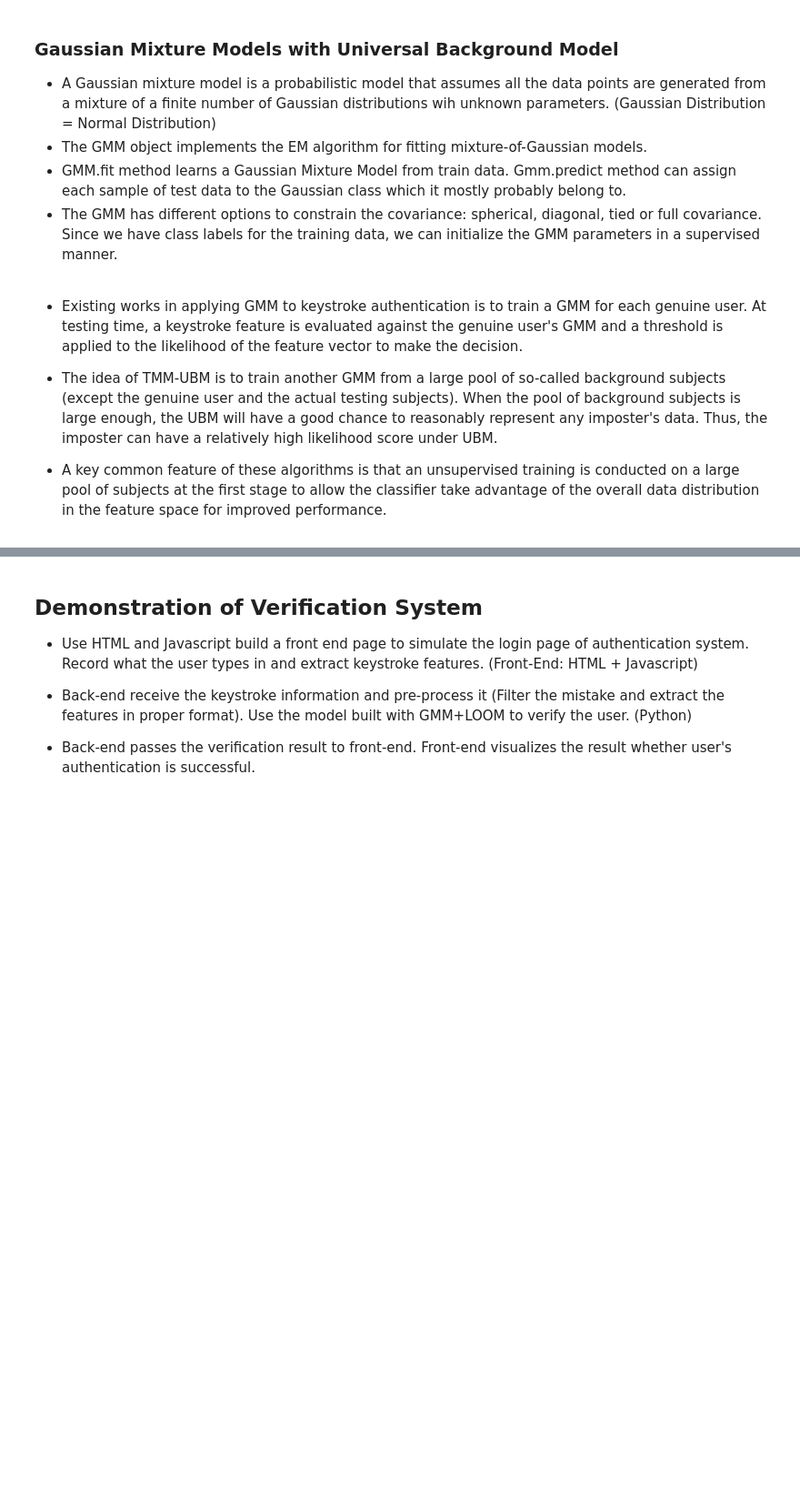
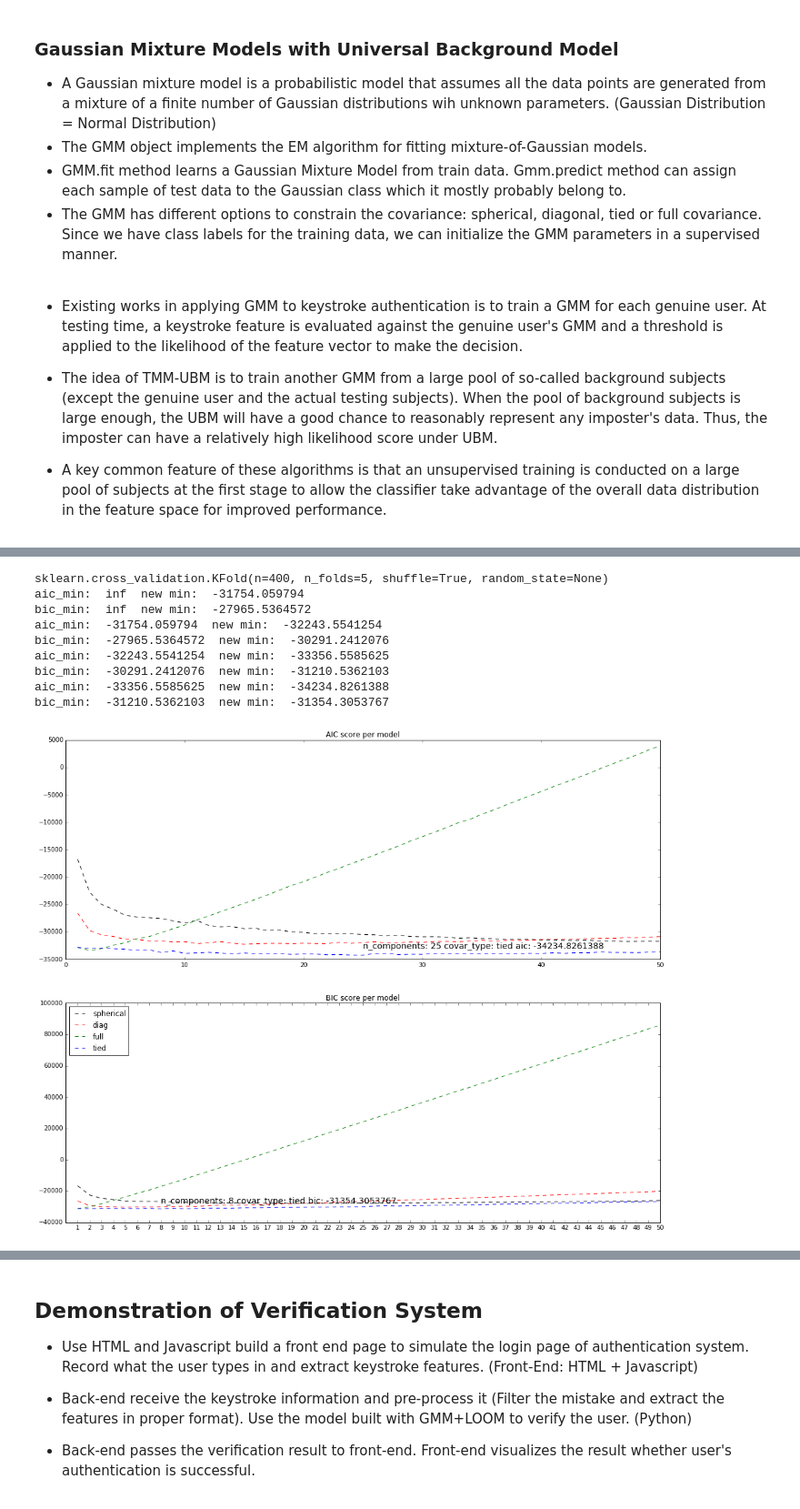
Before and after one commit to pysherlock/KeystrokeWeb, a Jupyter notebook: Demo.ipynb, the cells around one changed output, grey strips where cells are left out. Shown: that part at 91% size. Cells and saved outputs as stored; diff of their text form; code cells hidden in the pictures; blank space fills up the shorter version.

```diff
--- a/Demo.ipynb
+++ b/Demo.ipynb
@@ -339,0 +291,76 @@ plt.legend(loc = 'lower right');
+# %%
+train_target_user, train_feature_user, test_target_user, test_feature_user = pre_process(data_user[0], 5, True);
+
+n_components_range = range(1, 51); ## max number of components
+covariances=['spherical', 'diag', 'full', 'tied'];
+color_list = ['k', 'r', 'g', 'b'];
+plt.figure(figsize=(16,16));
+spl_1 = plt.subplot(2,1,1);
+plt.title('AIC score per model');
+spl_2 = plt.subplot(2,1,2);
+plt.title('BIC score per model');
+plt.subplots_adjust(left=0.12, right=0.97,
+                    bottom=0.21, top=0.9, wspace=0.2);
+
+aic_min, bic_min, aic_max, bic_max, index = np.infty, np.infty, -np.infty, -np.infty, 1;
+bars_aic, bars_bic = [], [];
+
+for index, (covar_type, color) in enumerate(zip(covariances, color_list)):
+    AIC, BIC = [], [];
+    for i in n_components_range:
+        gmm = GMM(n_components=i, covariance_type=covar_type);
+        gmm.fit(train_feature_user);
+        AIC.append(gmm.aic(train_feature_user));
+        BIC.append(gmm.bic(train_feature_user));
+
+    if aic_min > min(AIC):
+        print 'aic_min: ', aic_min, ' new min: ', min(AIC);
+        aic_min = min(AIC);
+        minpos_aic = AIC.index(aic_min)+1;
+        covar_aic = covar_type;
+    if bic_min > min(BIC):
+        print 'bic_min: ', bic_min, ' new min: ', min(BIC);
+        bic_min = min(BIC);
+        minpos_bic = BIC.index(bic_min)+1;
+        covar_bic = covar_type;
+    if aic_max < max(AIC):
+        aic_max = max(AIC);
+    if bic_max < max(BIC):
+        bic_max = max(BIC);
+
+    spl_1.plot(n_components_range, AIC, '--', color=color, label=covar_type);
+    spl_2.plot(n_components_range, BIC, '--', color=color, label=covar_type);
+#     xpos_aic = np.array(n_components_range)+.2*index;
+#     xpos_bic = np.array(n_components_range)+.2*index;
+#     bars_aic.append(spl_1.bar(xpos_aic, AIC, width=.2, color=color));
+#     bars_bic.append(spl_2.bar(xpos_bic, BIC, width=.2, color=color));
+
+
+plt.xticks(n_components_range);
+spl_1.text(minpos_aic, aic_min*0.97+.03*aic_max, 'n_components: '+str(minpos_aic)
+           +' covar_type: ' + covar_aic + ' aic: ' + str(aic_min), fontsize=14);
+spl_2.text(minpos_bic, bic_min*0.97+.03*bic_max, 'n_components: '+str(minpos_bic)
+           +' covar_type: ' + covar_bic + ' bic: ' + str(bic_min), fontsize=14);
+# spl_1.legend(loc='upper left');
+# spl_2.legend(loc='upper left');
+plt.legend(covariances, loc='upper left');
+
+
+#     plt.subplot(2,2,index);
+#     plt.plot(np.arange(1,num_components+1), AIC, '--k', label = "AIC");
+#     plt.plot(np.arange(1,num_components+1), BIC, '--m', label = "BIC");
+#     plt.xlabel("n.components");
+#     plt.ylabel("information criterion");
+#     plt.title(covar_type);
+#     index+=1;
+# %% [output]
+sklearn.cross_validation.KFold(n=400, n_folds=5, shuffle=True, random_state=None)
+aic_min:  inf  new min:  -31754.059794
+bic_min:  inf  new min:  -27965.5364572
+aic_min:  -31754.059794  new min:  -32243.5541254
+bic_min:  -27965.5364572  new min:  -30291.2412076
+aic_min:  -32243.5541254  new min:  -33356.5585625
+bic_min:  -30291.2412076  new min:  -31210.5362103
+aic_min:  -33356.5585625  new min:  -34234.8261388
+bic_min:  -31210.5362103  new min:  -31354.3053767
+[figure, added]
```
Also changed, not shown: parts of 9 cells of this notebook.
